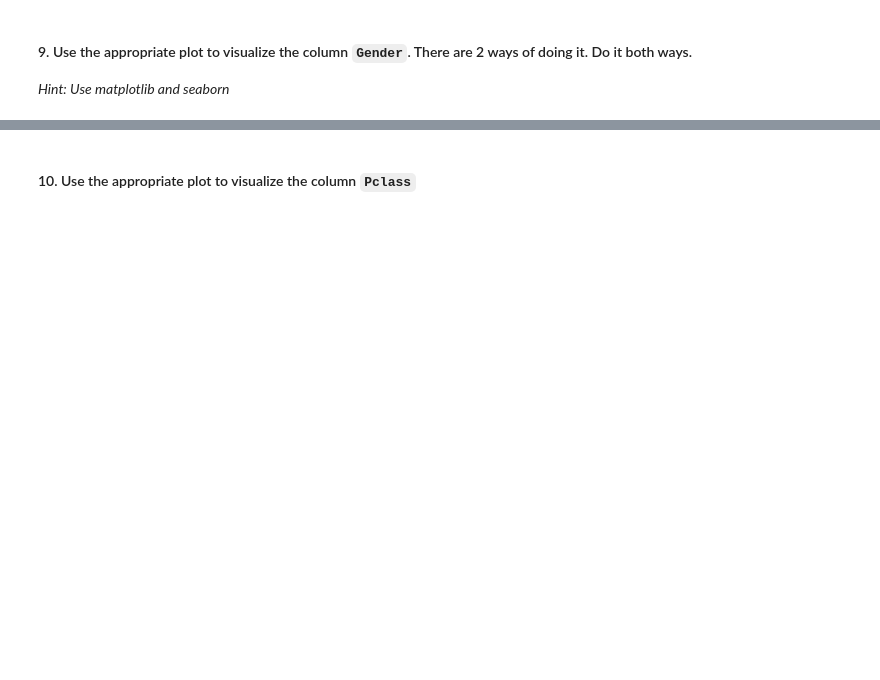
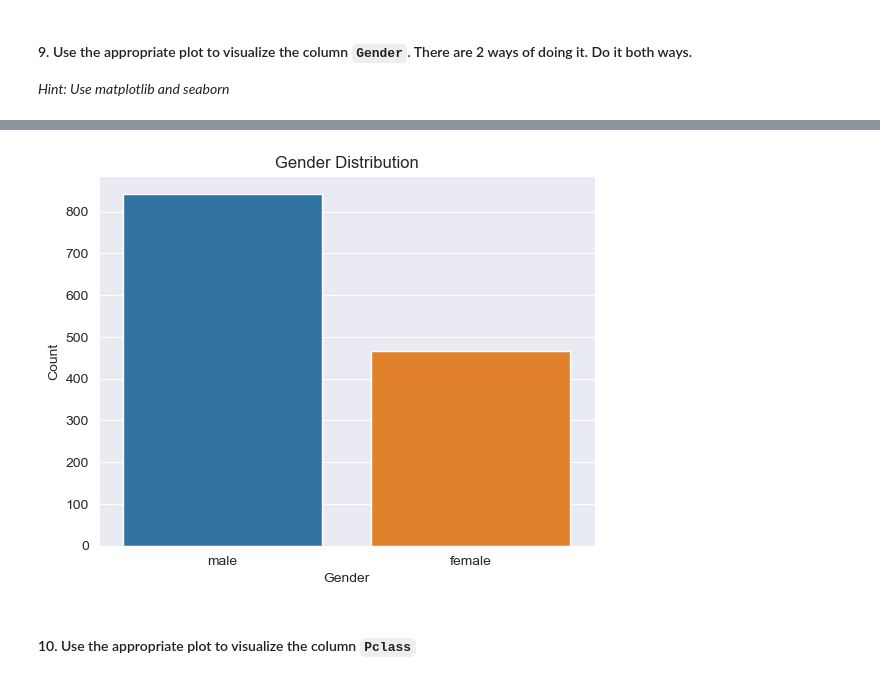
Before and after one commit to Ironhack-Data-Madrid-PartTime-May22/lab_visualization_extra, a Jupyter notebook: challenge-2.ipynb, the cells around one changed output, grey strips where cells are left out. Drawn from its saved outputs; the diff is of its cells as text; code cells hidden in the pictures; blank space fills up the shorter version.

```diff
--- a/challenge-2.ipynb
+++ b/challenge-2.ipynb
@@ -130,2 +150,12 @@ plt.show()
+# %%
+sns.countplot(titanic, x='Gender')
+
+plt.title('Gender Distribution')
+plt.xlabel('Gender')
+plt.ylabel('Count')
+
+plt.show()
+# %% [output]
+[figure, added]
 # %% [markdown]
 #### 10. Use the appropriate plot to visualize the column `Pclass`
```
Also changed, not shown: parts of 23 cells of this notebook.
